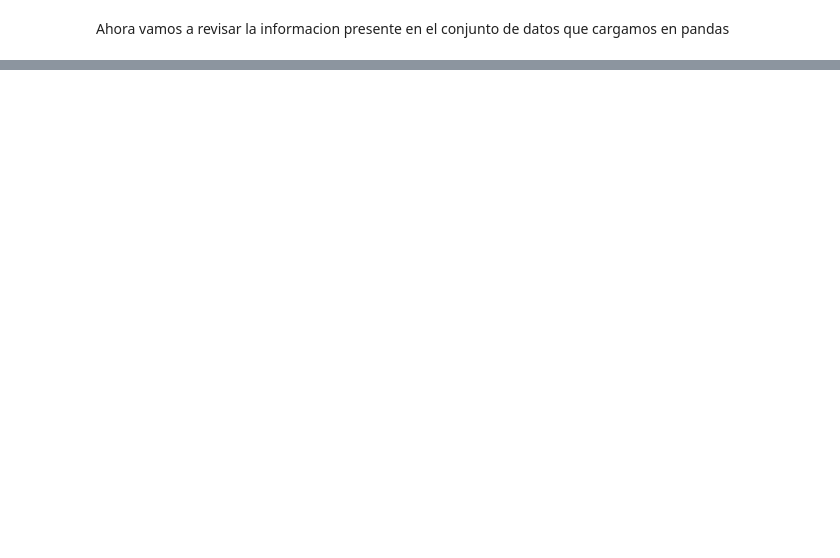
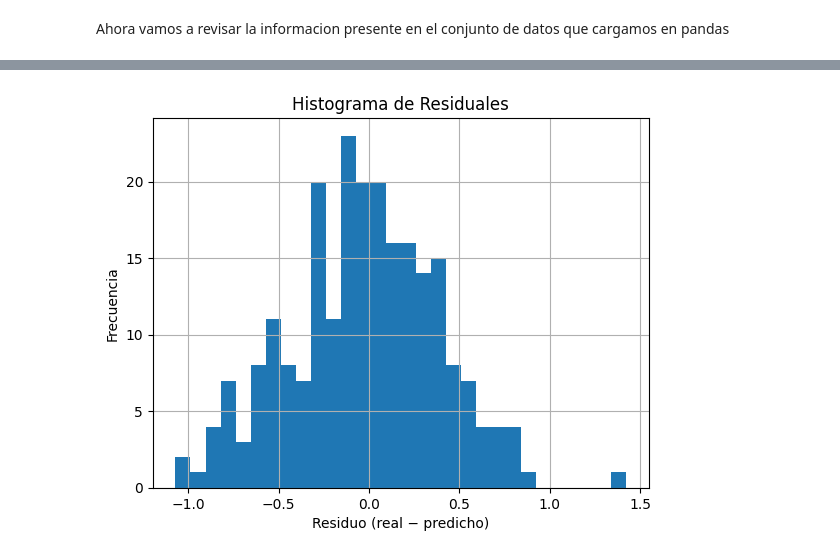
Before and after one commit to NicolasCuaran/HappinnesScore_Predicted, a Jupyter notebook: Notebooks/01_Proyect.ipynb, the cells around one changed output, grey strips where cells are left out. Drawn from its saved outputs; the diff is of its cells as text; code cells hidden in the pictures; blank space fills up the shorter version.

```diff
--- a/Notebooks/01_Proyect.ipynb
+++ b/Notebooks/01_Proyect.ipynb
@@ -182,0 +1028,11 @@ NameError: name 'dataframe_briefing' is not defined
+# %%
+residuals = y_test - y_pred
+plt.figure()
+plt.hist(residuals, bins=30)
+plt.xlabel("Residuo (real − predicho)")
+plt.ylabel("Frecuencia")
+plt.title("Histograma de Residuales")
+plt.grid(True)
+plt.show()
+# %% [output]
+[figure, added]
```
Also changed, not shown: parts of 94 cells of this notebook.
